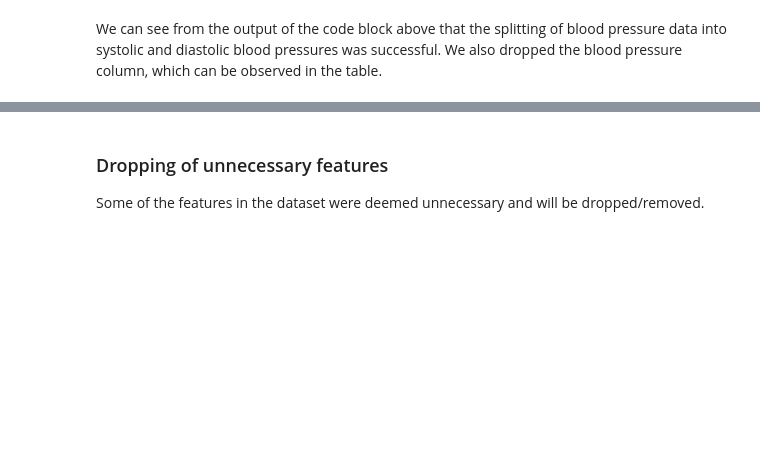
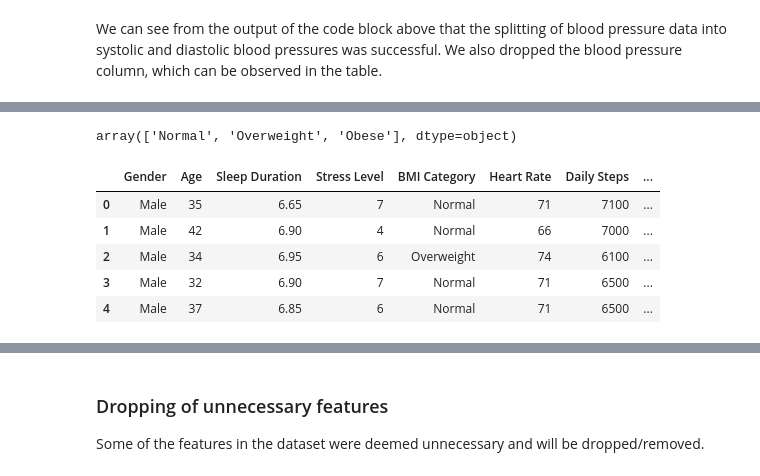
Before and after one commit to cjmax34/cs180-project, a Jupyter notebook: CS 180 Project (Group 3).ipynb, the cells around one changed output, grey strips where cells are left out. Drawn from its saved outputs; the diff is of its cells as text; code cells hidden in the pictures; blank space fills up the shorter version.

```diff
--- a/CS 180 Project (Group 3).ipynb
+++ b/CS 180 Project (Group 3).ipynb
@@ -263,0 +268,15 @@ We can see from the output of the code block above that the splitting of blood p
+# %%
+# Rename Normal Weight to Normal
+dataset['BMI Category'] = dataset['BMI Category'].str.replace('Normal Weight', 'Normal')
+dataset['BMI Category'].unique()    # Verify that there are only three unique values
+# %% [output]
+array(['Normal', 'Overweight', 'Obese'], dtype=object)
+# %%
+dataset.head()
+# %% [output]
+|  | Gender | Age | Sleep Duration | Stress Level | BMI Category | Heart Rate | Daily Steps | ... |
+| 0 | Male | 35 | 6.65 | 7 | Normal | 71 | 7100 | ... |
+| 1 | Male | 42 | 6.90 | 4 | Normal | 66 | 7000 | ... |
+| 2 | Male | 34 | 6.95 | 6 | Overweight | 74 | 6100 | ... |
+| 3 | Male | 32 | 6.90 | 7 | Normal | 71 | 6500 | ... |
+| 4 | Male | 37 | 6.85 | 6 | Normal | 71 | 6500 | ... |
```
Also changed, not shown: parts of 3 cells of this notebook.
